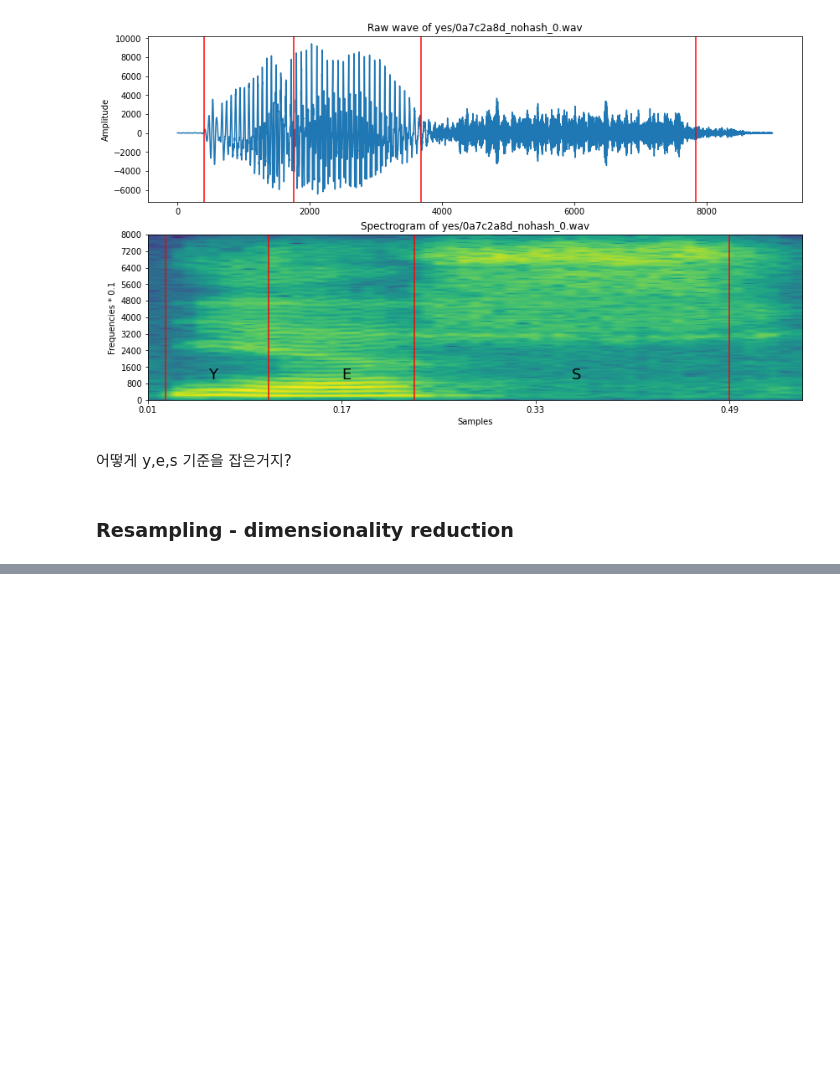
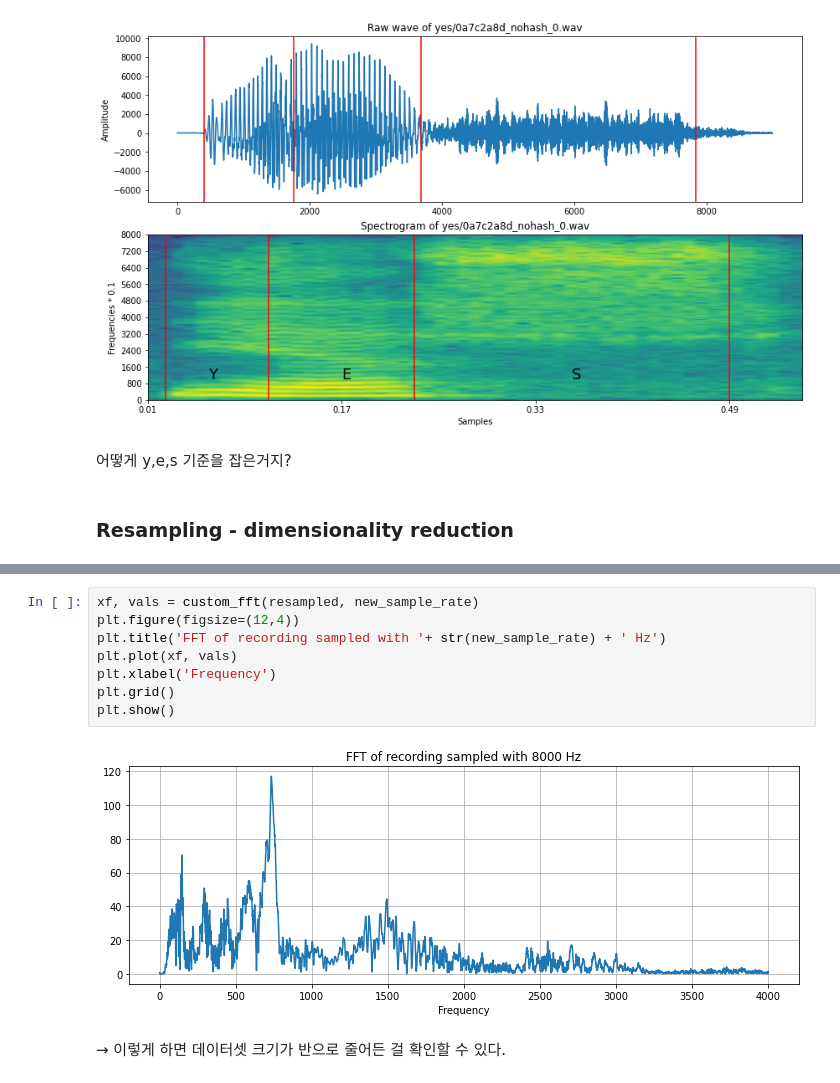
Before and after one commit to jyshin0926/Noise-Reduction, a Jupyter notebook: SpeechDataAnalysis_kaggle.ipynb, the cells around one changed output, grey strips where cells are left out. Cells and saved outputs as stored; diff of their text form; blank space fills up the shorter version.

```diff
--- a/SpeechDataAnalysis_kaggle.ipynb
+++ b/SpeechDataAnalysis_kaggle.ipynb
@@ -269,0 +316,12 @@ for xc in xcoords:
+# %%
+xf, vals = custom_fft(resampled, new_sample_rate)
+plt.figure(figsize=(12,4))
+plt.title('FFT of recording sampled with '+ str(new_sample_rate) + ' Hz')
+plt.plot(xf, vals)
+plt.xlabel('Frequency')
+plt.grid()
+plt.show()
+# %% [output]
+[figure, added]
+# %% [markdown]
+→ 이렇게 하면 데이터셋 크기가 반으로 줄어든 걸 확인할 수 있다.
```
Also changed, not shown: parts of 9 cells of this notebook.
